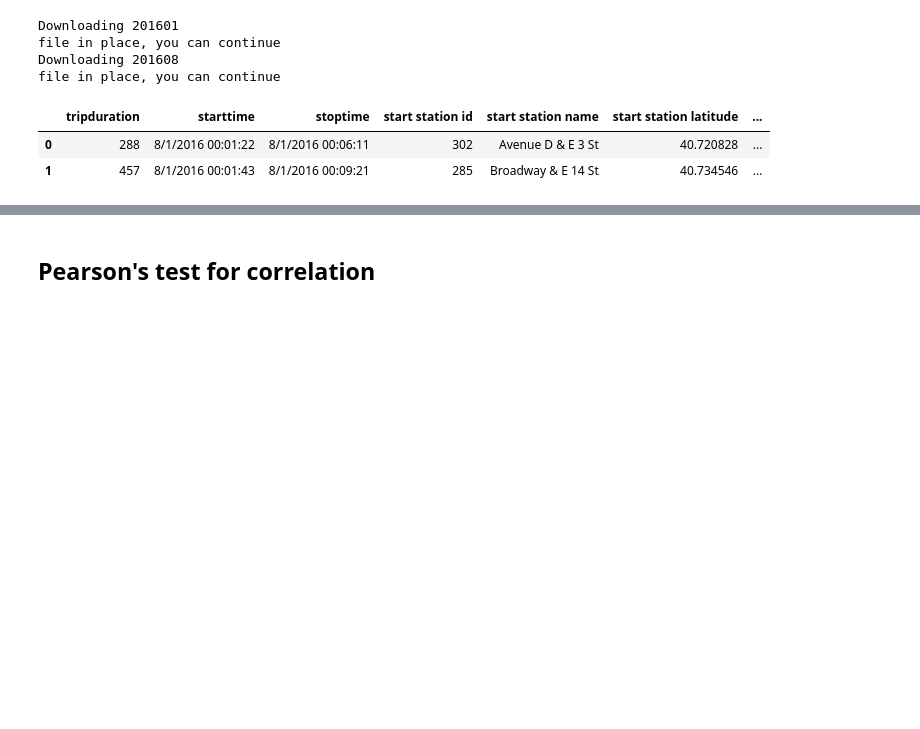
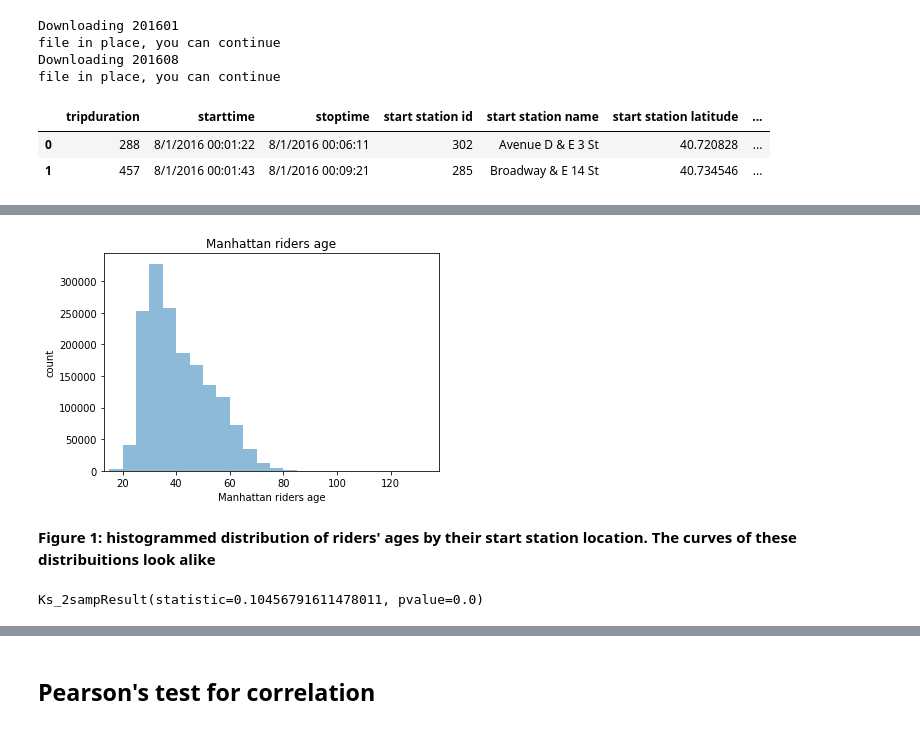
Before and after one commit to LindaLv11/PUI2018_bl2621, a Jupyter notebook: HW5_bl2621/Assignment_4.ipynb, the cells around one changed output, grey strips where cells are left out. Cells and saved outputs as stored; diff of their text form; code cells hidden in the pictures; blank space fills up the shorter version.

```diff
--- a/HW5_bl2621/Assignment_4.ipynb
+++ b/HW5_bl2621/Assignment_4.ipynb
@@ -705,0 +743,20 @@ Brookrider_age
+# %%
+bins = np.arange(10, 100, 5) # fixed bin size
+
+plt.xlim([min(Maharider_age)-5, max(Maharider_age)+5])
+
+plt.hist(Maharider_age, bins=bins, alpha=0.5)
+plt.title('Manhattan riders age')
+plt.xlabel('Manhattan riders age')
+plt.ylabel('count')
+
+plt.show()
+# %% [output]
+[figure, added]
+# %% [markdown]
+**Figure 1: histogrammed distribution of riders' ages by their start station location. The curves of these distribuitions look alike**
+# %%
+ks = scipy.stats.ks_2samp(Maharider_age, Brookrider_age)
+print(ks)
+# %% [output]
+Ks_2sampResult(statistic=0.10456791611478011, pvalue=0.0)
```
Also changed, not shown: parts of 37 cells of this notebook, 2 other files.
